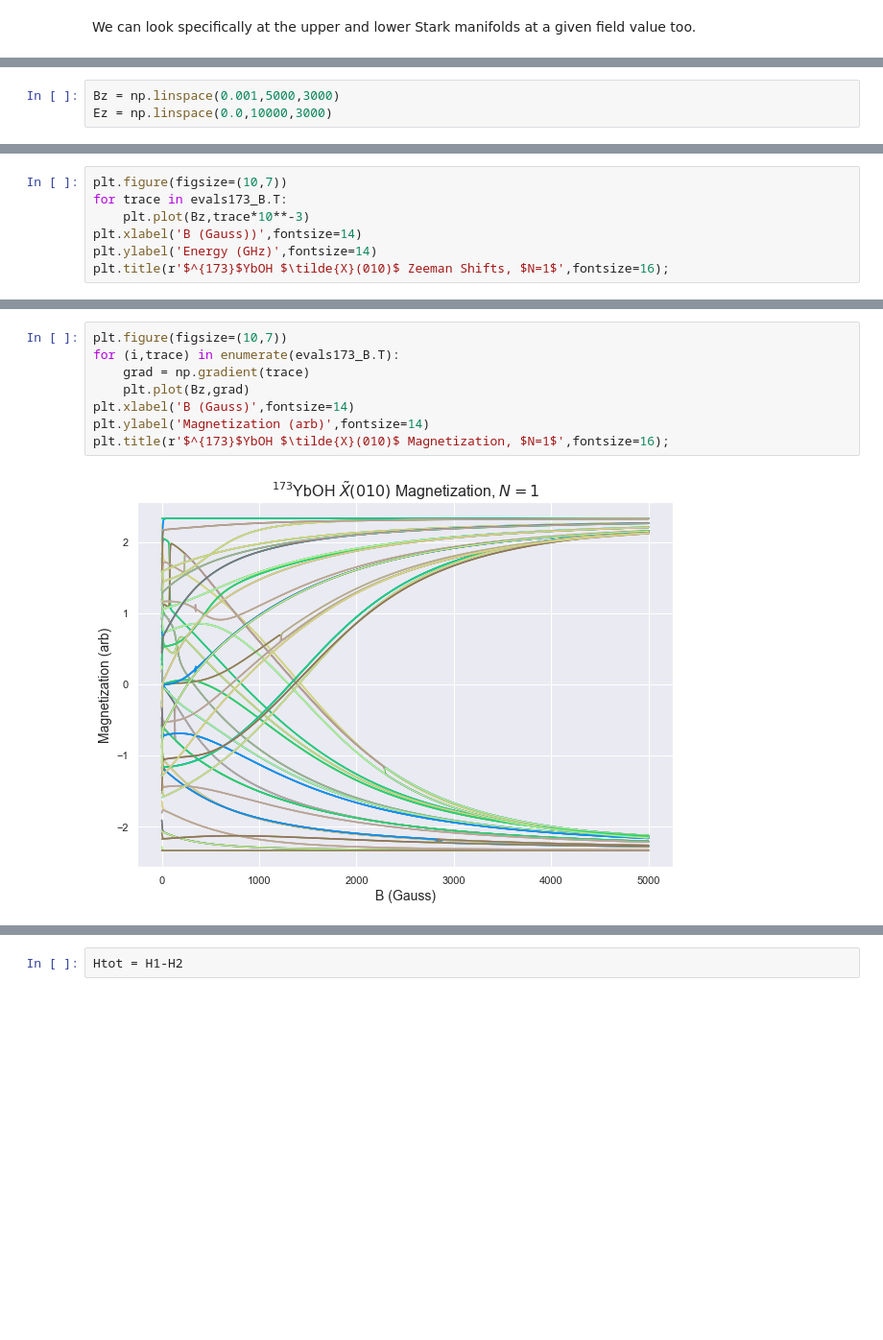
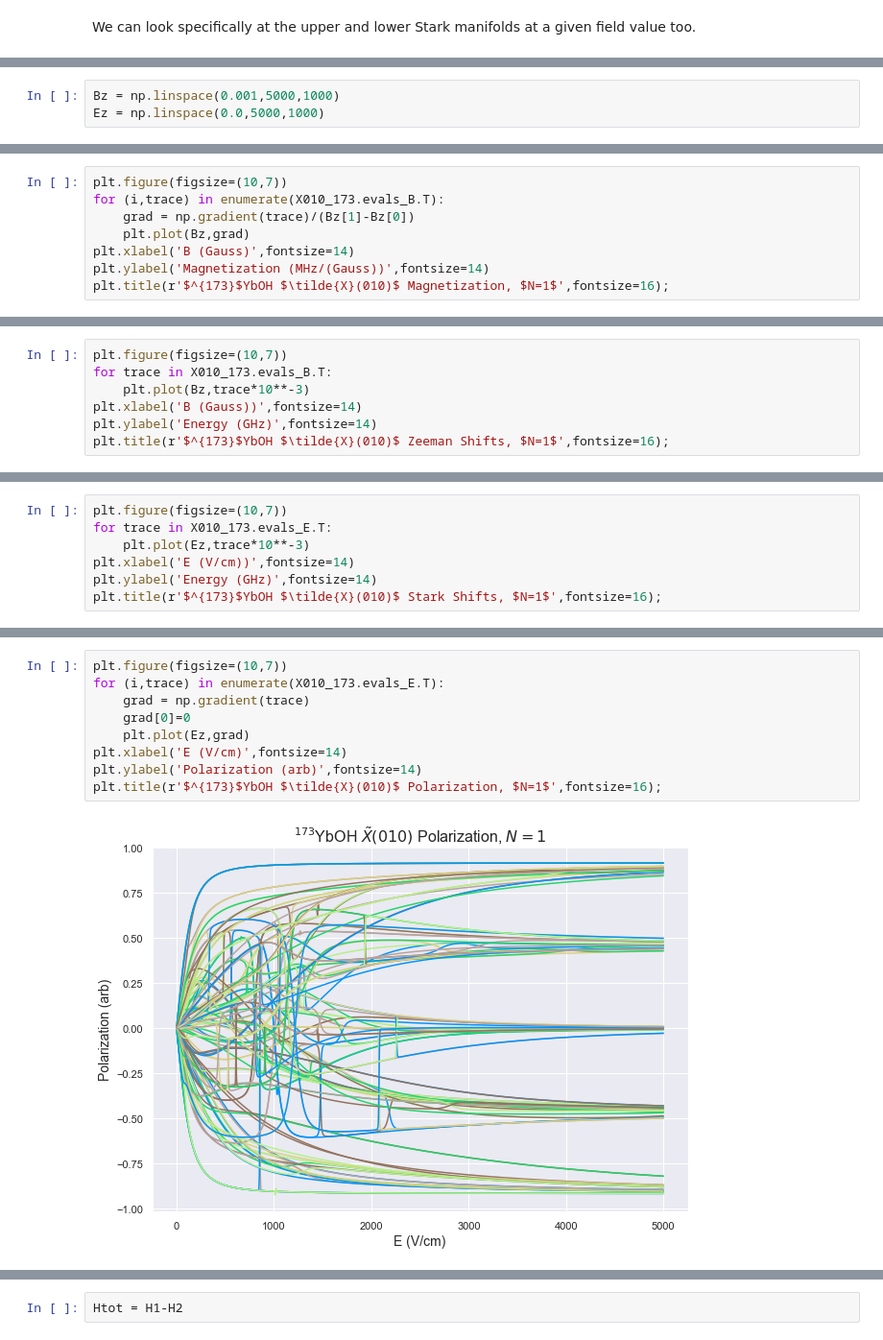
Before and after one commit to munozariasjm/Molecule-Structure, a Jupyter notebook: YbOH_Calcs_Tutorial.ipynb, the cells around one changed output, grey strips where cells are left out. Shown at 96% size. Drawn from its saved outputs; the diff is of its cells as text; blank space fills up the shorter version.

```diff
--- a/YbOH_Calcs_Tutorial.ipynb
+++ b/YbOH_Calcs_Tutorial.ipynb
@@ -195,6 +209,6 @@ X010_173= YbOHLevels.initialize_state('173','X010',[1],all_M=True)
 # %%
-Bz = np.linspace(0.001,5000,3000)
-Ez = np.linspace(0.0,10000,3000)
+Bz = np.linspace(0.001,5000,1000)
+Ez = np.linspace(0.0,5000,1000)
 # %%
 X010_173.ZeemanMap(Bz,0,plot=True)
 # %% [output]
@@ -201,0 +216,8 @@ X010_173.ZeemanMap(Bz,0,plot=True)
+# %%
+plt.figure(figsize=(10,7))
+for (i,trace) in enumerate(X010_173.evals_B.T):
+    grad = np.gradient(trace)/(Bz[1]-Bz[0])
+    plt.plot(Bz,grad)
+plt.xlabel('B (Gauss)',fontsize=14)
+plt.ylabel('Magnetization (MHz/(Gauss))',fontsize=14)
+plt.title(r'$^{173}$YbOH $\tilde{X}(010)$ Magnetization, $N=1$',fontsize=16);
@@ -202,6 +226,6 @@ X010_173.ZeemanMap(Bz,0,plot=True)
 # %%
 plt.figure(figsize=(10,7))
-for trace in evals173_B.T:
+for trace in X010_173.evals_B.T:
     plt.plot(Bz,trace*10**-3)
 plt.xlabel('B (Gauss))',fontsize=14)
 plt.ylabel('Energy (GHz)',fontsize=14)
@@ -210,0 +237,7 @@ plt.title(r'$^{173}$YbOH $\tilde{X}(010)$ Zeeman Shifts, $N=1$',fontsize=16);
+# %%
+plt.figure(figsize=(10,7))
+for trace in X010_173.evals_E.T:
+    plt.plot(Ez,trace*10**-3)
+plt.xlabel('E (V/cm))',fontsize=14)
+plt.ylabel('Energy (GHz)',fontsize=14)
+plt.title(r'$^{173}$YbOH $\tilde{X}(010)$ Stark Shifts, $N=1$',fontsize=16);
@@ -211,10 +246,11 @@ plt.title(r'$^{173}$YbOH $\tilde{X}(010)$ Zeeman Shifts, $N=1$',fontsize=16);
 # %%
 plt.figure(figsize=(10,7))
-for (i,trace) in enumerate(evals173_B.T):
+for (i,trace) in enumerate(X010_173.evals_E.T):
     grad = np.gradient(trace)
-    plt.plot(Bz,grad)
-plt.xlabel('B (Gauss)',fontsize=14)
-plt.ylabel('Magnetization (arb)',fontsize=14)
-plt.title(r'$^{173}$YbOH $\tilde{X}(010)$ Magnetization, $N=1$',fontsize=16);
+    grad[0]=0
+    plt.plot(Ez,grad)
+plt.xlabel('E (V/cm)',fontsize=14)
+plt.ylabel('Polarization (arb)',fontsize=14)
+plt.title(r'$^{173}$YbOH $\tilde{X}(010)$ Polarization, $N=1$',fontsize=16);
 # %% [output]
-[figure, old version]
+[figure, new version]
```
Also changed, not shown: parts of 35 cells of this notebook, 11 other files.
